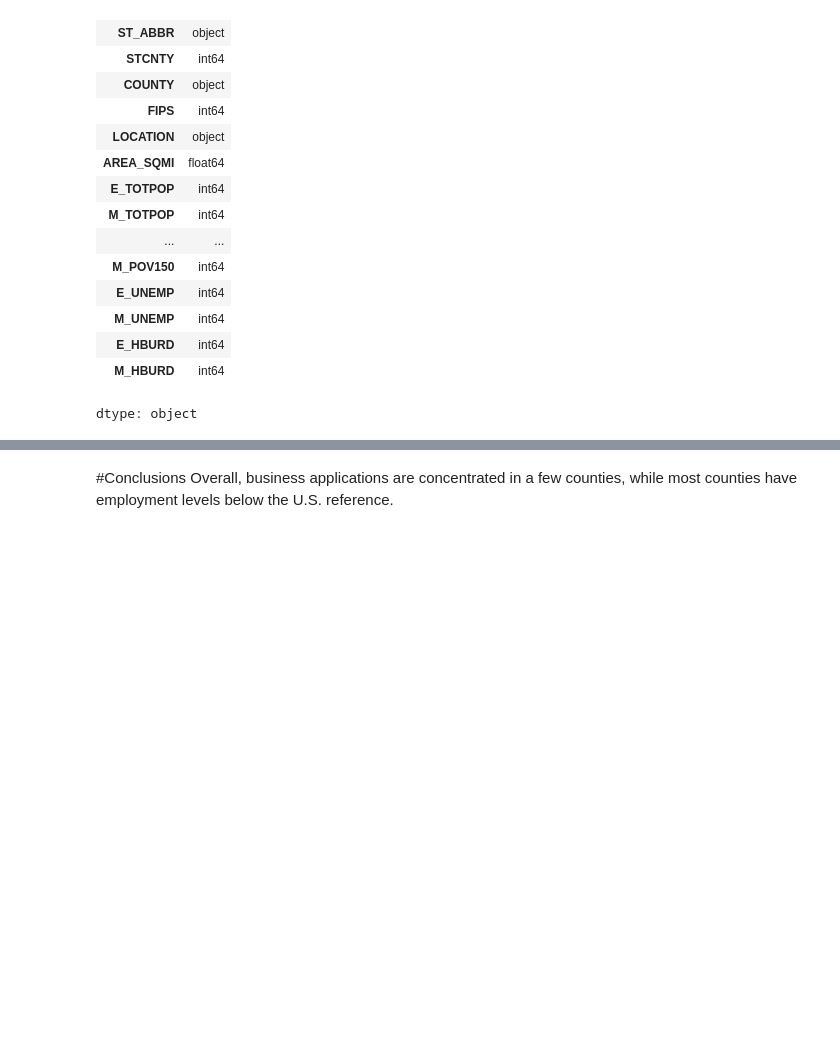
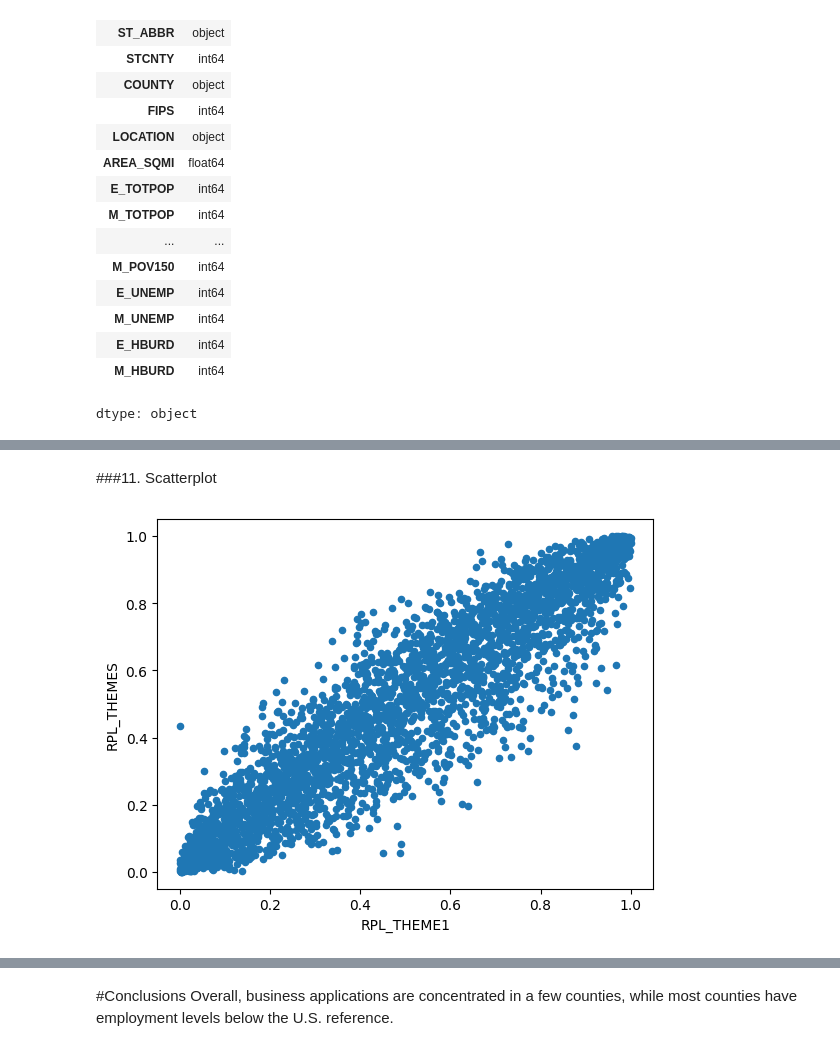
Before and after one commit to shirleyrutgers/DataManPy, a Jupyter notebook: ps1dataman.ipynb, the cells around one changed output, grey strips where cells are left out. Saved outputs shown, nothing was run; the diff lists cells and outputs as text; code cells hidden in the pictures; blank space fills up the shorter version.

```diff
--- a/ps1dataman.ipynb
+++ b/ps1dataman.ipynb
@@ -611,0 +863,11 @@ dtype: object
+# %% [markdown]
+###11. Scatterplot
+# %%
+#To compare socioeconomic vulnerability with overall SVI
+svi_small.plot(
+    kind='scatter',
+    x='RPL_THEME1',
+    y='RPL_THEMES'
+);
+# %% [output]
+[figure, added]
```
Also changed, not shown: parts of 29 cells of this notebook.
